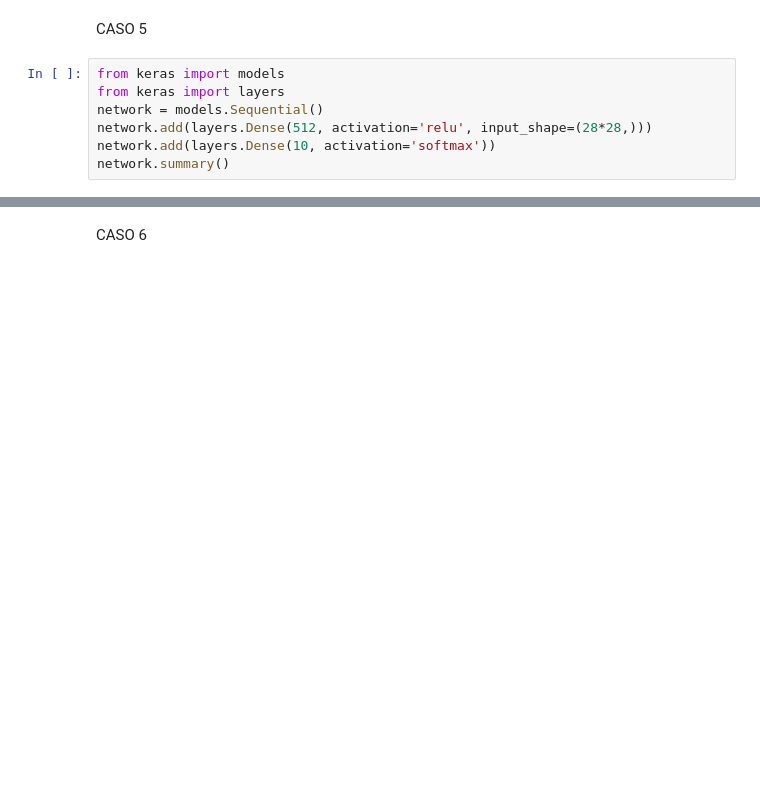
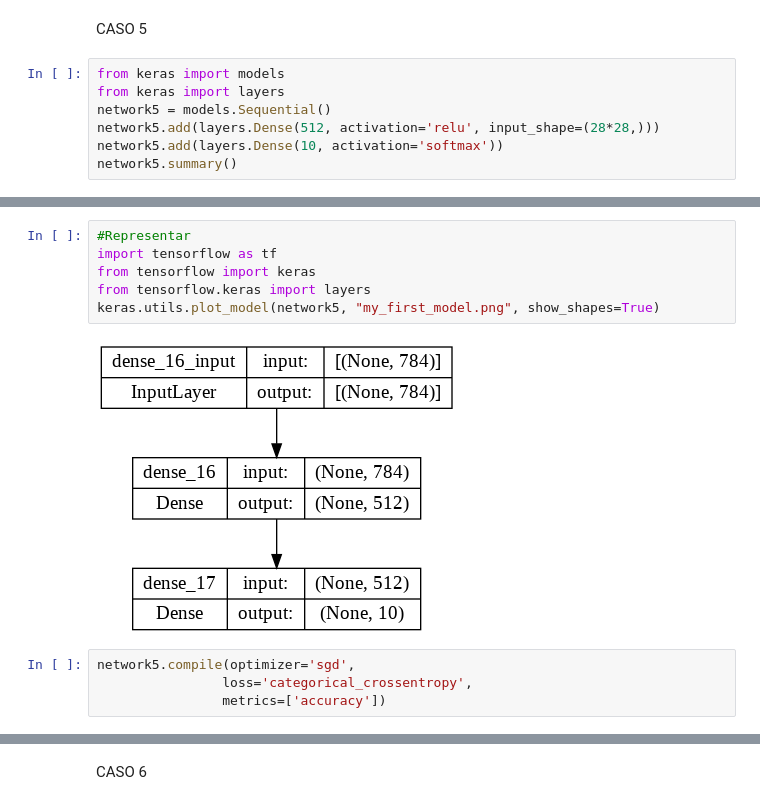
Before and after one commit to Yedramartinolmos/P1AA, a Jupyter notebook: AA_PRACTICA1_GRUPO_7.ipynb, the cells around one changed output, grey strips where cells are left out. Cells and saved outputs as stored; diff of their text form; blank space fills up the shorter version.

```diff
--- a/AA_PRACTICA1_GRUPO_7.ipynb
+++ b/AA_PRACTICA1_GRUPO_7.ipynb
@@ -183,7 +315,7 @@ CASO 5
 # %%
 from keras import models
 from keras import layers
-network = models.Sequential()
-network.add(layers.Dense(512, activation='relu', input_shape=(28*28,)))
-network.add(layers.Dense(10, activation='softmax'))
-network.summary()
+network5 = models.Sequential()
+network5.add(layers.Dense(512, activation='relu', input_shape=(28*28,)))
+network5.add(layers.Dense(10, activation='softmax'))
+network5.summary()
@@ -189,0 +336,12 @@ network.summary()
+# %%
+#Representar
+import tensorflow as tf
+from tensorflow import keras
+from tensorflow.keras import layers
+keras.utils.plot_model(network5, "my_first_model.png", show_shapes=True)
+# %% [output]
+[figure, added]
+# %%
+network5.compile(optimizer='sgd',
+                loss='categorical_crossentropy',
+                metrics=['accuracy'])
```
Also changed, not shown: parts of 28 cells of this notebook.
